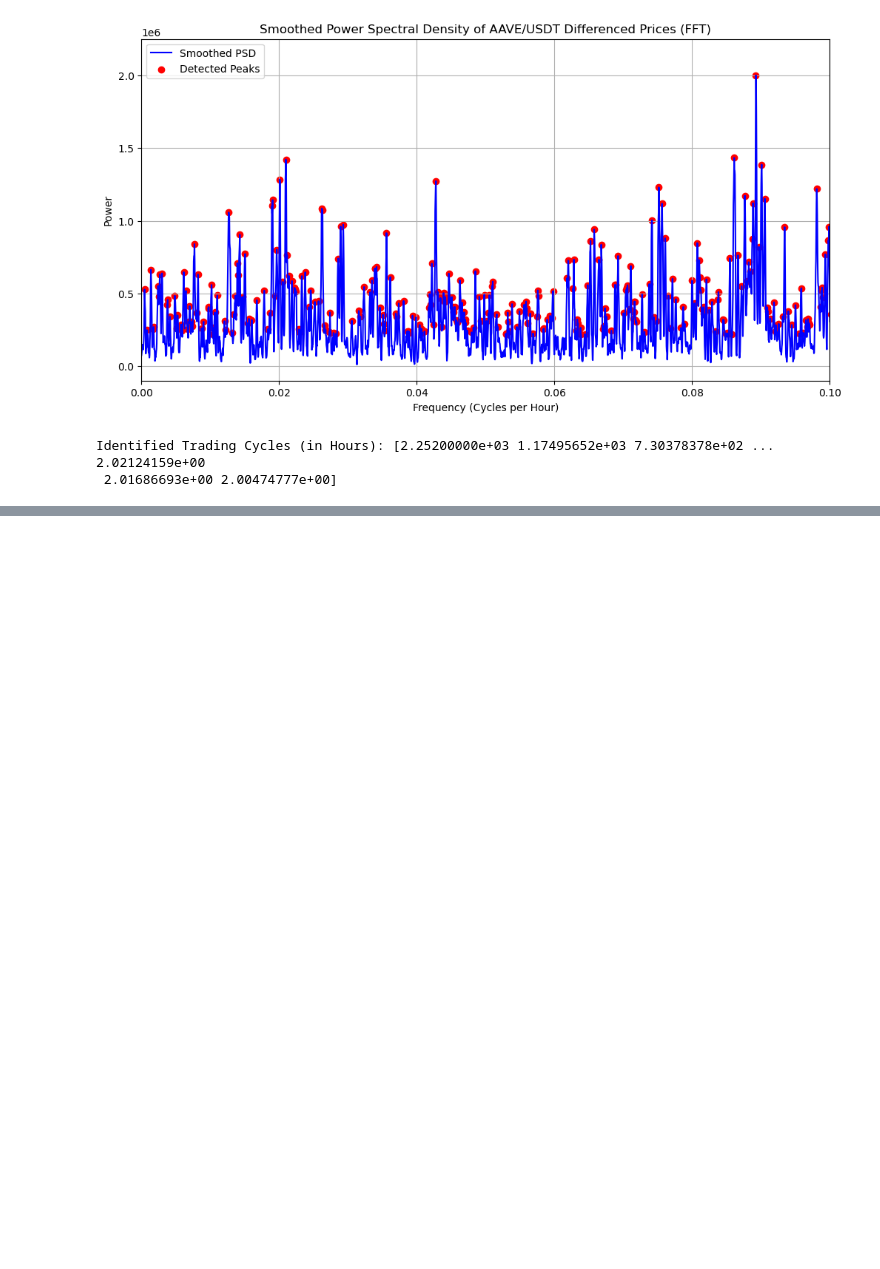
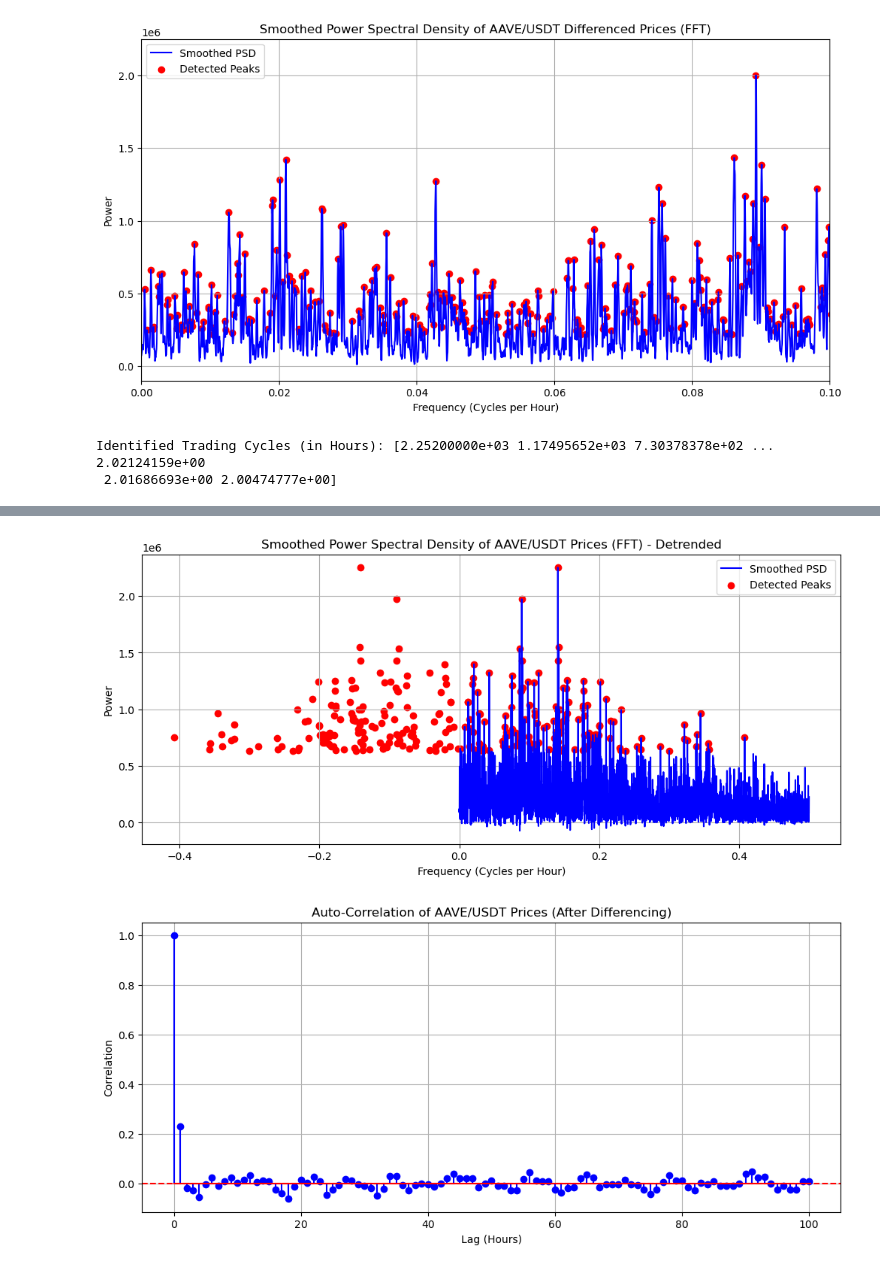
Before and after one commit to vamsin07/DSC-244-FFT, a Jupyter notebook: FFT.ipynb, the cells around one changed output, grey strips where cells are left out. Drawn from its saved outputs; the diff is of its cells as text; code cells hidden in the pictures; blank space fills up the shorter version.

```diff
--- a/FFT.ipynb
+++ b/FFT.ipynb
@@ -276,0 +419,62 @@ Identified Trading Cycles (in Hours): [2.25200000e+03 1.17495652e+03 7.30378378e
+# %%
+import numpy as np
+import pandas as pd
+import matplotlib.pyplot as plt
+from scipy.signal import savgol_filter, find_peaks
+from statsmodels.tsa.stattools import acf
+
+# ======= Load dataset =======
+file_path = "fixed_AAVEUSDT_hourly.csv"  # Ensure correct file path
+df = pd.read_csv(file_path)
+
+# Convert timestamp to datetime
+df["timestamp"] = pd.to_datetime(df["timestamp"], errors='coerce')
+
+# ======= Apply Differencing to Make Data Stationary =======
+df["close_diff"] = df["close"].diff().dropna()  # First-order differencing
+
+# Remove mean from differenced data
+closing_prices = df["close_diff"].dropna().values
+closing_prices = closing_prices - np.mean(closing_prices)  # Remove bias
+
+# ======= Compute FFT on Detrended Data =======
+frequencies = np.fft.fftfreq(len(closing_prices))
+psd = np.abs(np.fft.fft(closing_prices)) ** 2  # Power Spectral Density
+
+# ======= Apply Smoothing to FFT Spectrum =======
+psd_smoothed = savgol_filter(psd, window_length=11, polyorder=2)
+
+# ======= Compute Null Distribution for Peak Detection =======
+null_mean = np.mean(psd_smoothed)
+null_std = np.std(psd_smoothed)
+threshold = null_mean + 2 * null_std  # 2 standard deviations above mean
+
+# Detect statistically significant peaks
+peaks, _ = find_peaks(psd_smoothed, height=threshold)
+
+# ======= Compute Auto-Correlation on Differenced Data =======
+acf_values = acf(closing_prices, nlags=100)
+
+# ======= Plot 1: Smoothed FFT Power Spectrum =======
+plt.figure(figsize=(12, 5))
+plt.plot(frequencies[:len(frequencies) // 2], psd_smoothed[:len(frequencies) // 2], color='blue', label="Smoothed PSD")
+plt.scatter(frequencies[peaks], psd_smoothed[peaks], color='red', label="Detected Peaks")
+plt.xlabel("Frequency (Cycles per Hour)")
+plt.ylabel("Power")
+plt.title("Smoothed Power Spectral Density of AAVE/USDT Prices (FFT) - Detrended")
+plt.legend()
+plt.grid()
+plt.show()
+
+# ======= Plot 2: Auto-Correlation Function (Fixed) =======
+plt.figure(figsize=(12, 5))
+plt.stem(range(len(acf_values)), acf_values, basefmt="r-", markerfmt="bo", linefmt="b-")  # Fixed plotting issue
+plt.axhline(0, color='red', linestyle='--')
+plt.xlabel("Lag (Hours)")
+plt.ylabel("Correlation")
+plt.title("Auto-Correlation of AAVE/USDT Prices (After Differencing)")
+plt.grid()
+plt.show()
+# %% [output]
+[figure, added]
+[figure, added]
```
Also changed, not shown: parts of 18 cells of this notebook, 1 other file.
